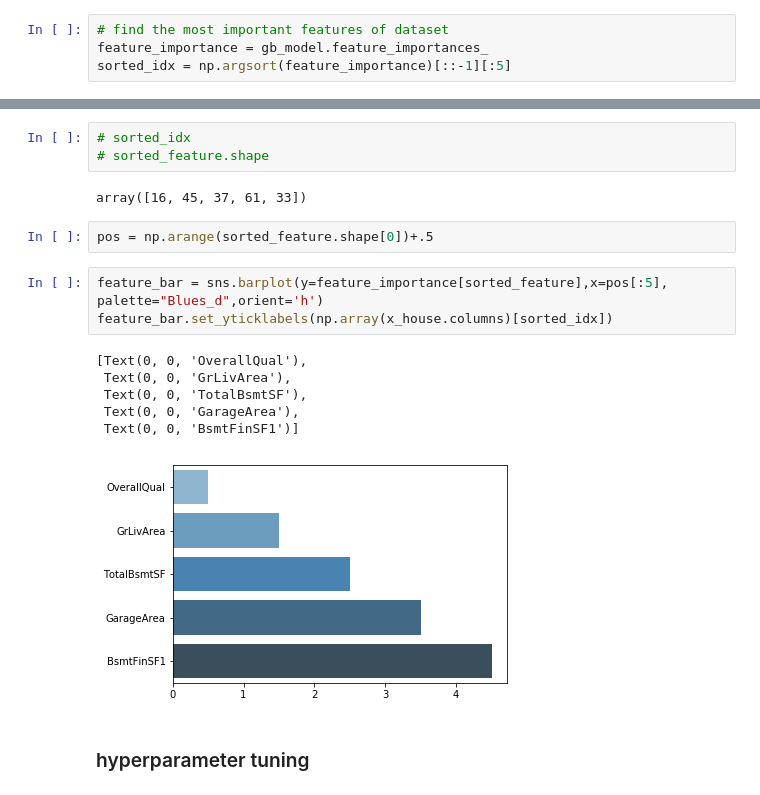
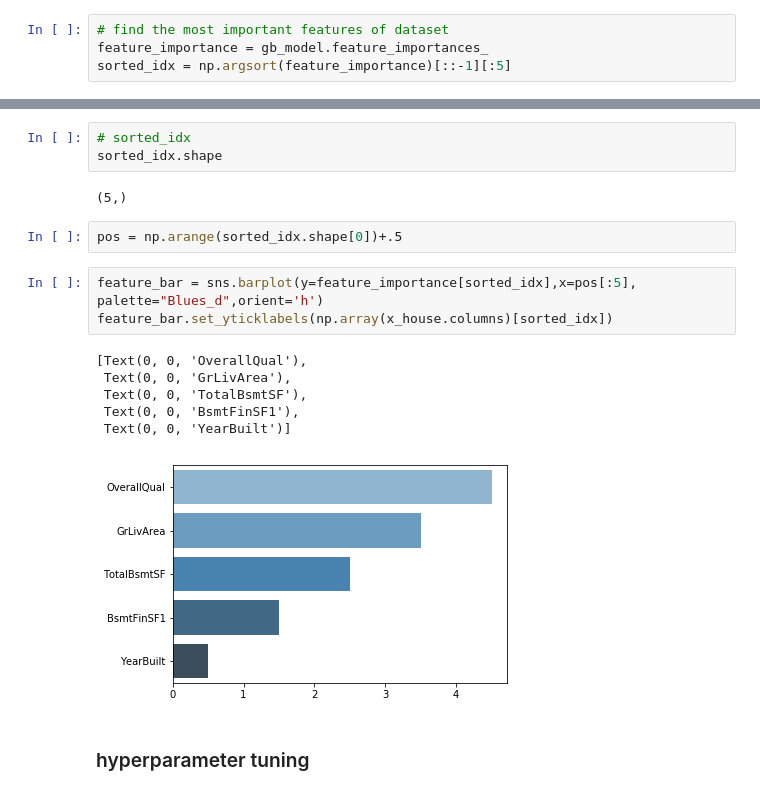
Before and after one commit to QIUYAN08042/NZseek_project, a Jupyter notebook: ML_House_price/House_Price_Pre.ipynb, the cells around one changed output, grey strips where cells are left out. Saved outputs shown, nothing was run; the diff lists cells and outputs as text.

```diff
--- a/ML_House_price/House_Price_Pre.ipynb
+++ b/ML_House_price/House_Price_Pre.ipynb
@@ -712,20 +735,20 @@ sorted_idx = np.argsort(feature_importance)[::-1][:5]
 # %%
 # sorted_idx
-# sorted_feature.shape
+sorted_idx.shape
 # %% [output]
-array([16, 45, 37, 61, 33])
+(5,)
 # %%
-pos = np.arange(sorted_feature.shape[0])+.5
+pos = np.arange(sorted_idx.shape[0])+.5
 # %%
-feature_bar = sns.barplot(y=feature_importance[sorted_feature],x=pos[:5], palette="Blues_d",orient='h')
+feature_bar = sns.barplot(y=feature_importance[sorted_idx],x=pos[:5], palette="Blues_d",orient='h')
 feature_bar.set_yticklabels(np.array(x_house.columns)[sorted_idx])
 # %% [output]
 [Text(0, 0, 'OverallQual'),
  Text(0, 0, 'GrLivArea'),
  Text(0, 0, 'TotalBsmtSF'),
- Text(0, 0, 'GarageArea'),
- Text(0, 0, 'BsmtFinSF1')]
+ Text(0, 0, 'BsmtFinSF1'),
+ Text(0, 0, 'YearBuilt')]
-[figure, old version]
+[figure, new version]
 # %% [markdown]
 ### hyperparameter tuning
 # %%
```
Also changed, not shown: parts of 1 cell of this notebook, 2 other files.
